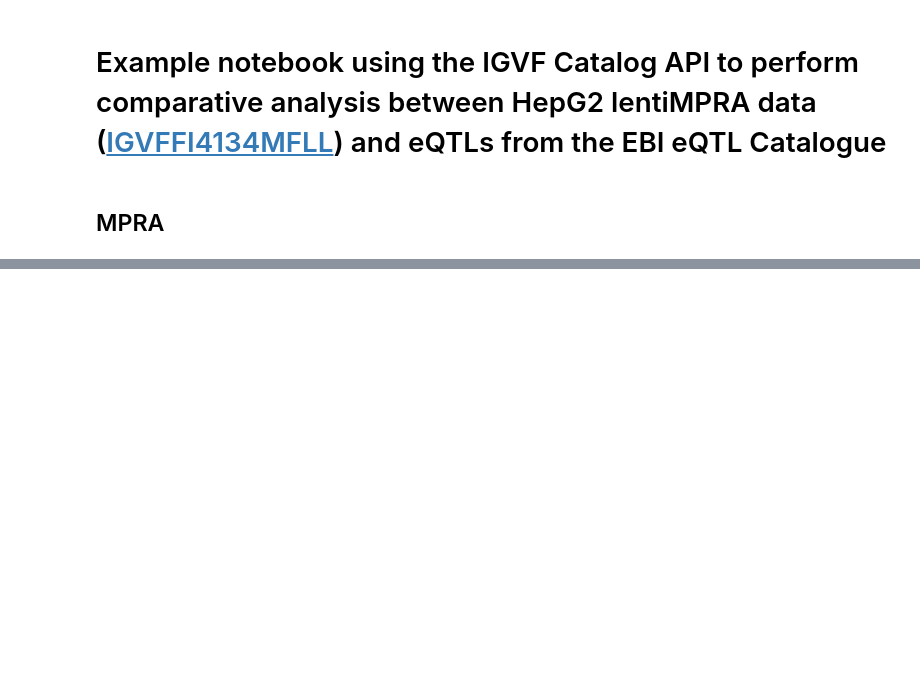
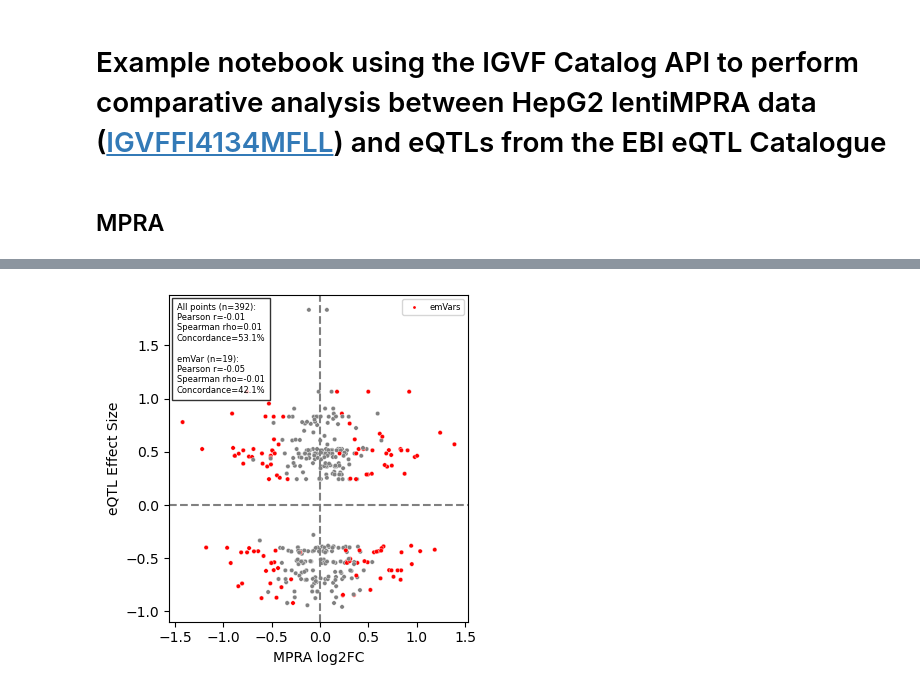
Before and after one commit to rnsherpa/iawg-notebooks, a Jupyter notebook: HepG2_lentiMPRA_eQTL_example.ipynb, the cells around one changed output, grey strips where cells are left out. Saved outputs shown, nothing was run; the diff lists cells and outputs as text; code cells hidden in the pictures; blank space fills up the shorter version.

```diff
--- a/HepG2_lentiMPRA_eQTL_example.ipynb
+++ b/HepG2_lentiMPRA_eQTL_example.ipynb
@@ -93,0 +168,10 @@ for variant in variantMPRA_df['variant']:
+# %%
+top_egenes_df = (
+    eqtls_subset_df
+    .sort_values(
+        ["variant", "eQTL.posterior_inclusion_probability"],
+        ascending=[True, False]
+    )
+    .drop_duplicates("variant")
+)
+top_egenes_df
@@ -93,0 +192,3 @@ for variant in variantMPRA_df['variant']:
+# %%
+mpra_eqtl_df = variant_MPRA_subset.merge(top_egenes_df, on='variant')
+mpra_eqtl_df
@@ -93,0 +217,41 @@ for variant in variantMPRA_df['variant']:
+# %%
+fig, ax = plt.subplots(figsize=(4, 4))
+
+tewhey_legend_element = [Line2D([0], [0], marker='o', color='w',
+                             markerfacecolor='red', markersize=3,
+                             label='emVars')]
+
+sns.scatterplot(data=mpra_eqtl_df,
+                x='MPRA.log2FC',
+                y='eQTL.effect_size',
+                s=10,
+                ax=ax,
+                hue=(mpra_eqtl_df['MPRA.neg_log10_pvalue_adj'] > 1),
+                palette={True: 'red', False: 'grey'},
+                legend=False)
+ax.legend(handles=tewhey_legend_element, title=None, fontsize=6)
+ax.axvline(0, color='grey', linestyle='--')
+ax.axhline(0, color='grey', linestyle='--')
+ax.set_xlabel('MPRA log2FC')
+ax.set_ylabel('eQTL Effect Size')
+anch = AnchoredText(
+        f"All points (n={len(mpra_eqtl_df)}):\n"
+        f"Pearson r={all_pearson[0]:.2f}\n"
+        f"Spearman rho={all_spearman[0]:.2f}\n"
+        f"Concordance={all_concordance:.1f}%\n\n"
+        f"emVar (n={len(sig_df)}):\n"
+        f"Pearson r={sig_pearson[0]:.2f}\n"
+        f"Spearman rho={sig_spearman[0]:.2f}\n"
+        f"Concordance={sig_concordance:.1f}%",
+        loc='upper left', prop=dict(size=6)
+)
+anch.patch.set_boxstyle("Square,pad=0.2")
+anch.patch.set_facecolor('white')
+anch.patch.set_alpha(0.8)
+ax.add_artist(anch)
+
+plt.tight_layout()
+# plt.savefig('plots/gtex_blood_eqtl_tewhey.png', dpi=300)
+plt.show()
+# %% [output]
+[figure, added]
```
Also changed, not shown: parts of 18 cells of this notebook, 6 other files.
